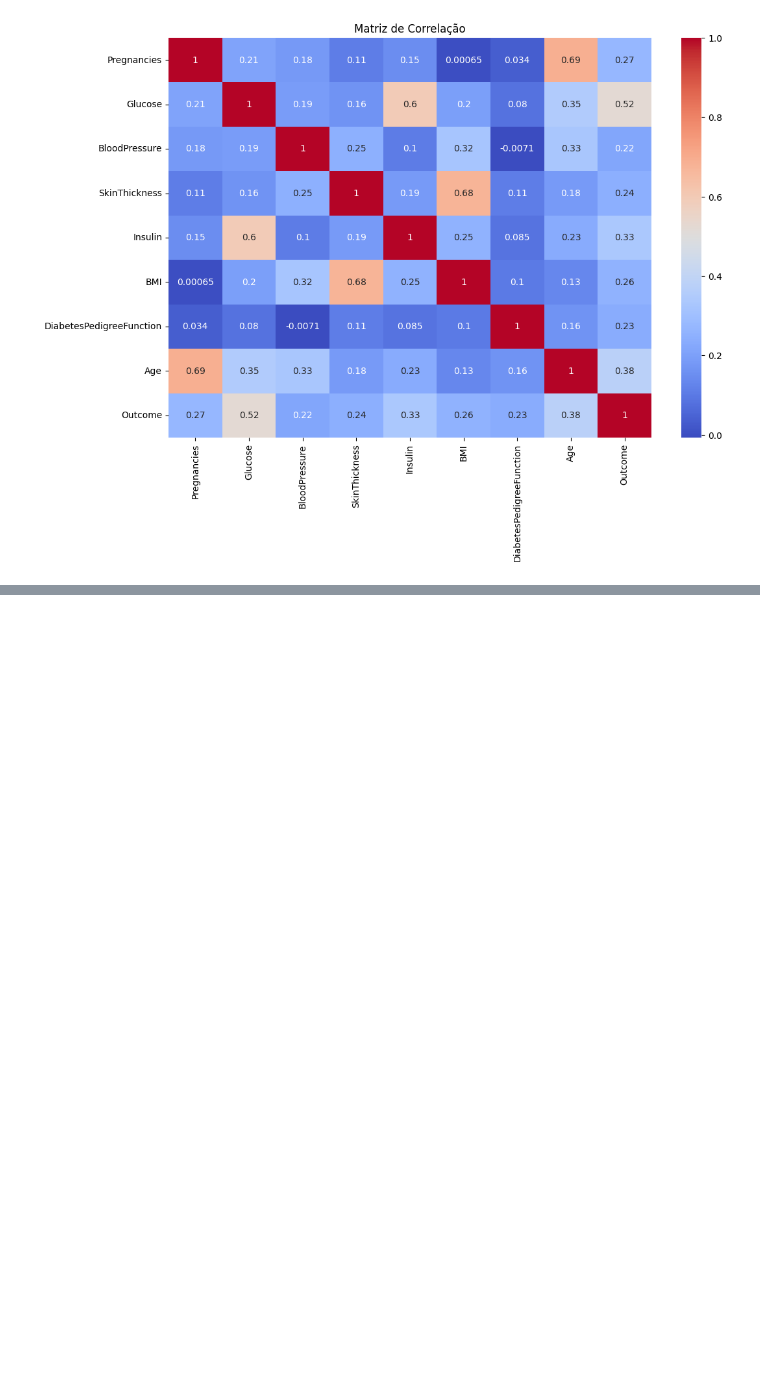
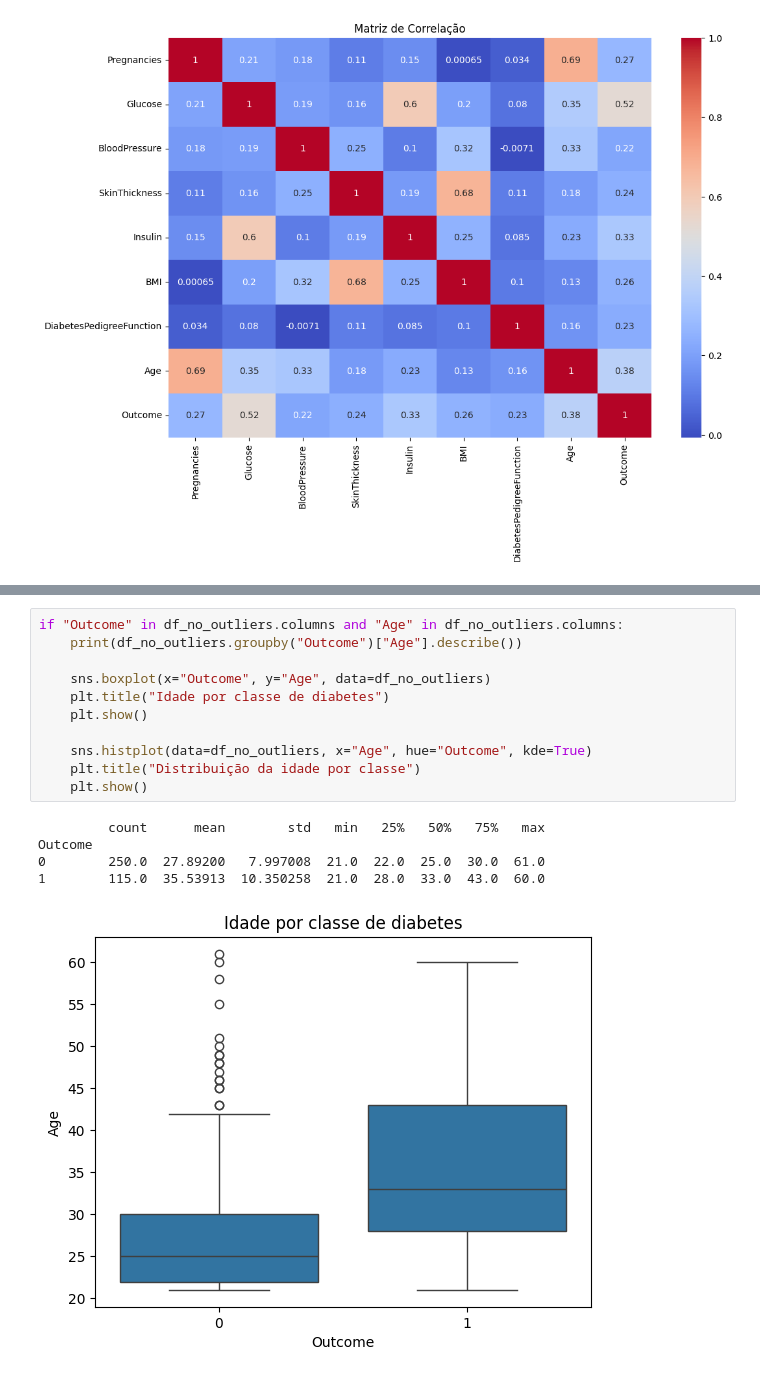
Before and after one commit to mariaclaraps/projeto-ciencia-dos-dados, a Jupyter notebook: notebooks/eda_diabetes.ipynb, the cells around one changed output, grey strips where cells are left out. Saved outputs shown, nothing was run; the diff lists cells and outputs as text; blank space fills up the shorter version.

```diff
--- a/notebooks/eda_diabetes.ipynb
+++ b/notebooks/eda_diabetes.ipynb
@@ -165,0 +233,17 @@ plt.show()
+# %%
+if "Outcome" in df_no_outliers.columns and "Age" in df_no_outliers.columns:
+    print(df_no_outliers.groupby("Outcome")["Age"].describe())
+
+    sns.boxplot(x="Outcome", y="Age", data=df_no_outliers)
+    plt.title("Idade por classe de diabetes")
+    plt.show()
+
+    sns.histplot(data=df_no_outliers, x="Age", hue="Outcome", kde=True)
+    plt.title("Distribuição da idade por classe")
+    plt.show()
+# %% [output]
+         count      mean        std   min   25%   50%   75%   max
+Outcome
+0        250.0  27.89200   7.997008  21.0  22.0  25.0  30.0  61.0
+1        115.0  35.53913  10.350258  21.0  28.0  33.0  43.0  60.0
+[figure, added]
```
Also changed, not shown: parts of 12 cells of this notebook.
